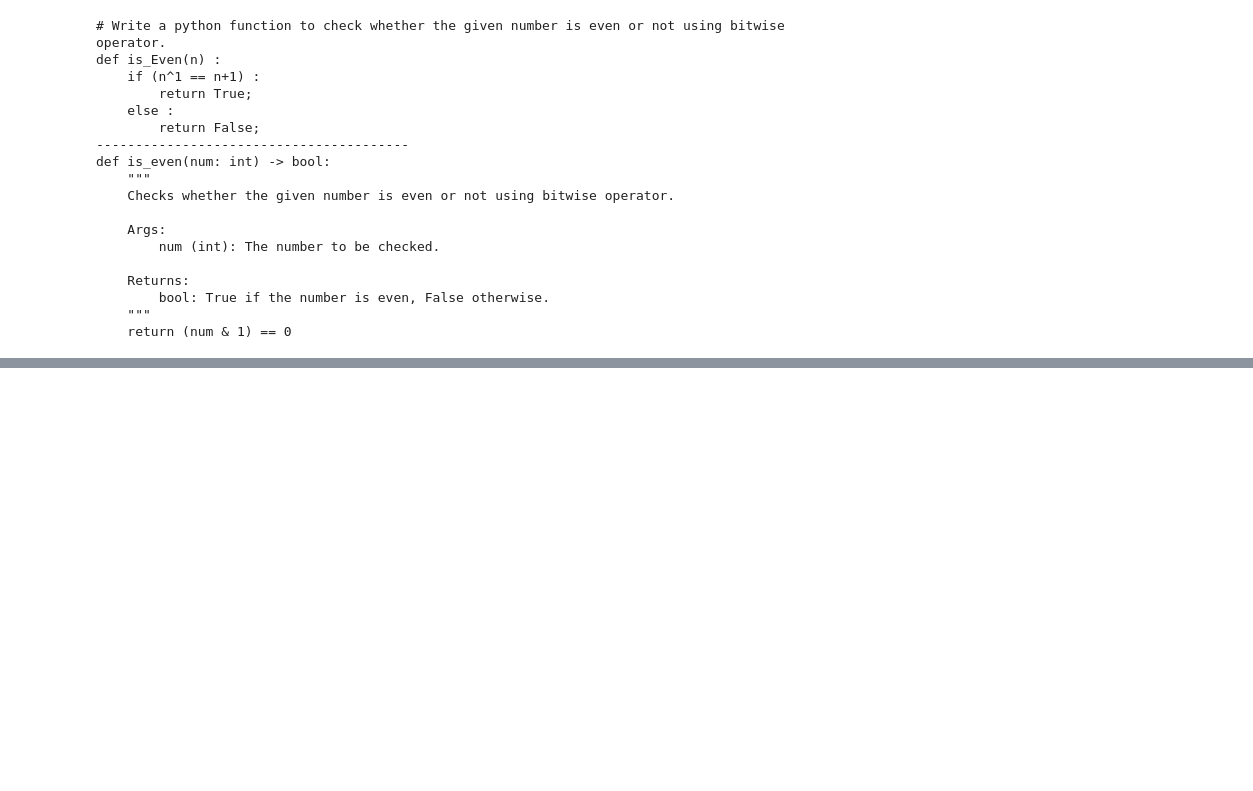
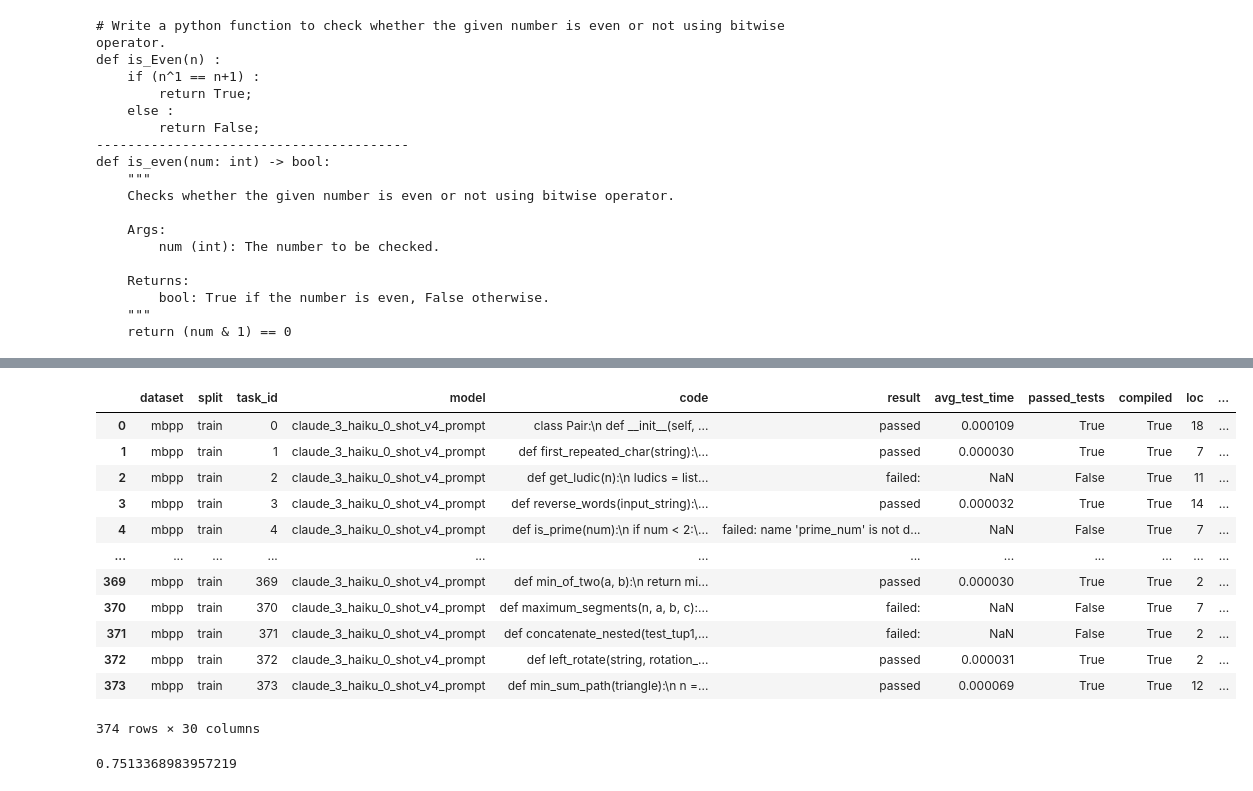
Before and after one commit to sosier/Code_Refactoring_Assistant, a Jupyter notebook: claude/Claude_Generations.ipynb, the cells around one changed output, grey strips where cells are left out. Drawn from its saved outputs; the diff is of its cells as text; code cells hidden in the pictures; blank space fills up the shorter version.

Commit message:
Latest Claude notebook

```diff
--- a/claude/Claude_Generations.ipynb
+++ b/claude/Claude_Generations.ipynb
@@ -574,0 +574,21 @@ def is_even(num: int) -> bool:
+# %%
+# WARNING: Running this cell will delete all your generations. Be sure you want to do this!
+all_generations = []
+# %%
+# WARNNG: Slow step:
+i = len(all_generations)
+while i < len(canonical_solutions):
+    print(i)
+
+    # Call Claude API to refactor the code:
+    raw_generation = refactor(
+        canonical_solutions[i],
+        system_prompt=current_prompt.format(function_name=function_names[i])
+    )
+    generation = extract_from_code_block(raw_generation)
+    all_generations.append(generation)
+    i += 1
+
+    # Every 10, Save to pickle just in case
+    if i % 10 == 0:
+        save_pickle(all_generations, RESULTS_PATH + f"{dataset}_{split}_claude_3_haiku_0_shot_in_progress_generations.pkl")
@@ -574,0 +613,34 @@ def is_even(num: int) -> bool:
+# %%
+execution_ids_backup = []
+execution_results_backup = []
+
+results = bulk_evaluate(
+    dataset=dataset,
+    split=split,
+    code=all_generations,
+    execution_ids_backup=execution_ids_backup,
+    execution_results_backup=execution_results_backup
+)
+# %%
+df = pd.DataFrame(results)
+df.insert(3, "model", f"claude_3_haiku_0_shot_{current_prompt_name}")
+df.insert(4, "code", all_generations)
+df
+# %% [output]
+|  | dataset | split | task_id | model | code | result | avg_test_time | passed_tests | compiled | loc | ... |
+| 0 | mbpp | train | 0 | claude_3_haiku_0_shot_v4_prompt | class Pair:\n def __init__(self, ... | passed | 0.000109 | True | True | 18 | ... |
+| 1 | mbpp | train | 1 | claude_3_haiku_0_shot_v4_prompt | def first_repeated_char(string):\... | passed | 0.000030 | True | True | 7 | ... |
+| 2 | mbpp | train | 2 | claude_3_haiku_0_shot_v4_prompt | def get_ludic(n):\n ludics = list... | failed: | NaN | False | True | 11 | ... |
+| 3 | mbpp | train | 3 | claude_3_haiku_0_shot_v4_prompt | def reverse_words(input_string):\... | passed | 0.000032 | True | True | 14 | ... |
+| 4 | mbpp | train | 4 | claude_3_haiku_0_shot_v4_prompt | def is_prime(num):\n if num < 2:\... | failed: name 'prime_num' is not d... | NaN | False | True | 7 | ... |
+| ... | ... | ... | ... | ... | ... | ... | ... | ... | ... | ... | ... |
+| 369 | mbpp | train | 369 | claude_3_haiku_0_shot_v4_prompt | def min_of_two(a, b):\n return mi... | passed | 0.000030 | True | True | 2 | ... |
+| 370 | mbpp | train | 370 | claude_3_haiku_0_shot_v4_prompt | def maximum_segments(n, a, b, c):... | failed: | NaN | False | True | 7 | ... |
+| 371 | mbpp | train | 371 | claude_3_haiku_0_shot_v4_prompt | def concatenate_nested(test_tup1,... | failed: | NaN | False | True | 2 | ... |
+| 372 | mbpp | train | 372 | claude_3_haiku_0_shot_v4_prompt | def left_rotate(string, rotation_... | passed | 0.000031 | True | True | 2 | ... |
+| 373 | mbpp | train | 373 | claude_3_haiku_0_shot_v4_prompt | def min_sum_path(triangle):\n n =... | passed | 0.000069 | True | True | 12 | ... |
+374 rows × 30 columns
+# %%
+df["passed_tests"].mean()
+# %% [output]
+0.7513368983957219
```
Also changed, not shown: parts of 16 cells of this notebook.
